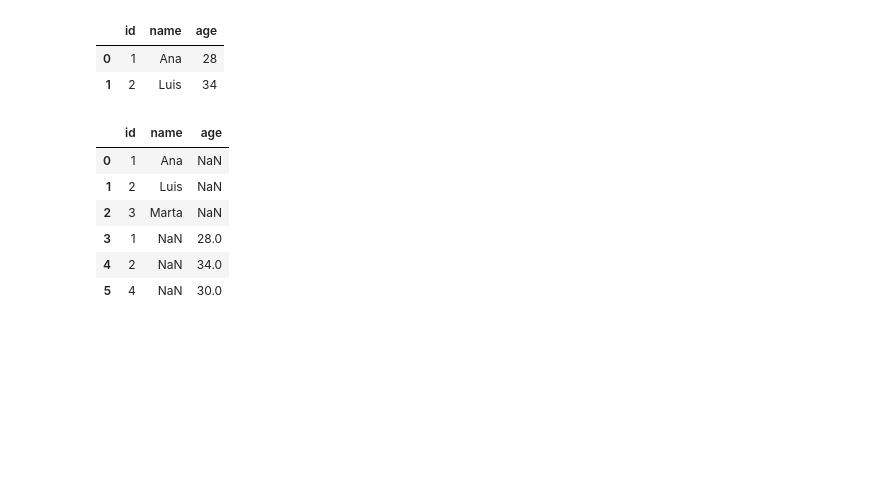
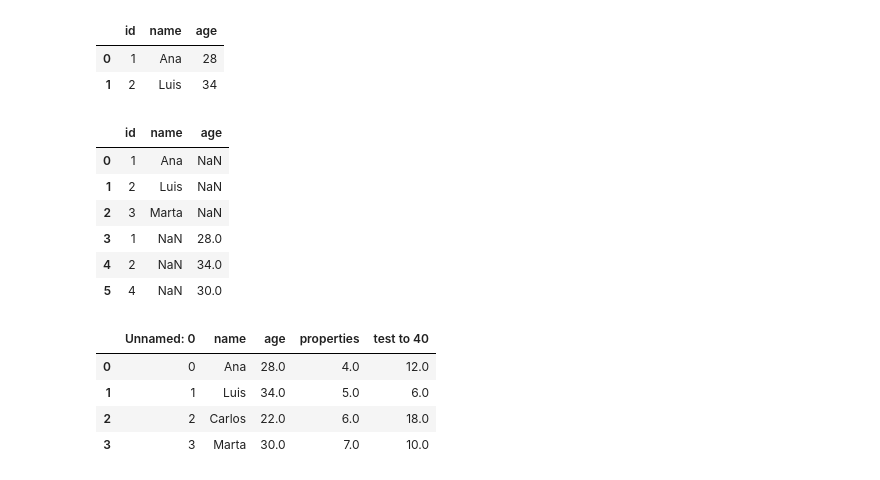
Before and after one commit to VforVitorio/2025_NLP_digital_portfolio, a Jupyter notebook: S01/S01_exercises.ipynb, the cells around one changed output. Drawn from its saved outputs; the diff is of its cells as text; code cells hidden in the pictures; blank space fills up the shorter version.

```diff
--- a/S01/S01_exercises.ipynb
+++ b/S01/S01_exercises.ipynb
@@ -511,2 +576,12 @@ display(concatenated_df)
 # %%
 # 20. Write a program to read a CSV file into a DataFrame and display the first five rows.
+
+new_df = pd.read_csv("test.csv")
+
+new_df.head(5)
+# %% [output]
+|  | Unnamed: 0 | name | age | properties | test to 40 |
+| 0 | 0 | Ana | 28.0 | 4.0 | 12.0 |
+| 1 | 1 | Luis | 34.0 | 5.0 | 6.0 |
+| 2 | 2 | Carlos | 22.0 | 6.0 | 18.0 |
+| 3 | 3 | Marta | 30.0 | 7.0 | 10.0 |
```
Also changed, not shown: parts of 23 cells of this notebook.
